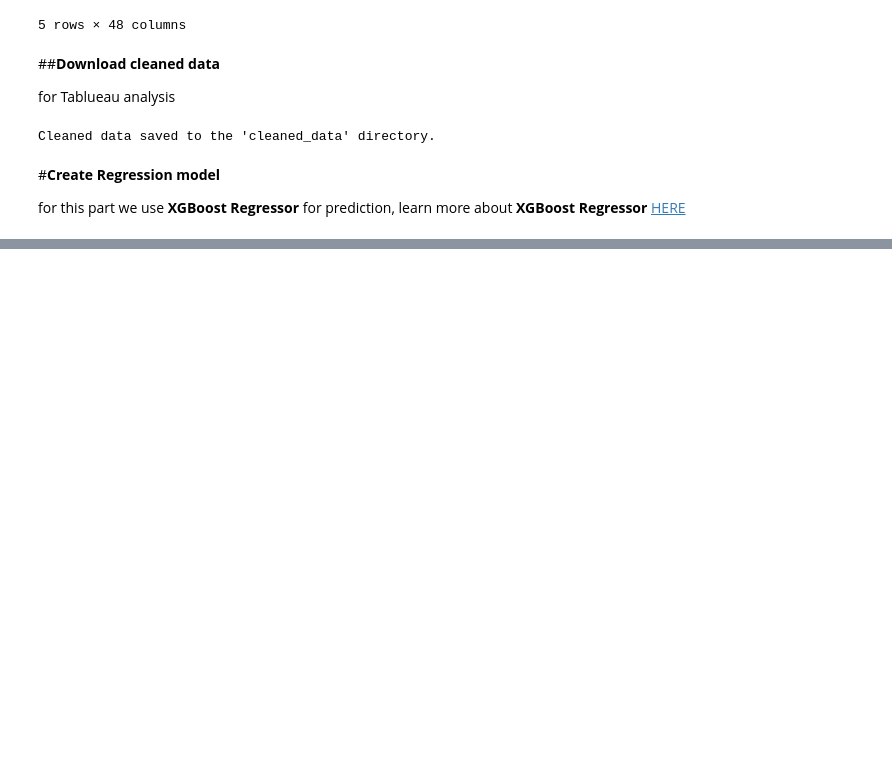
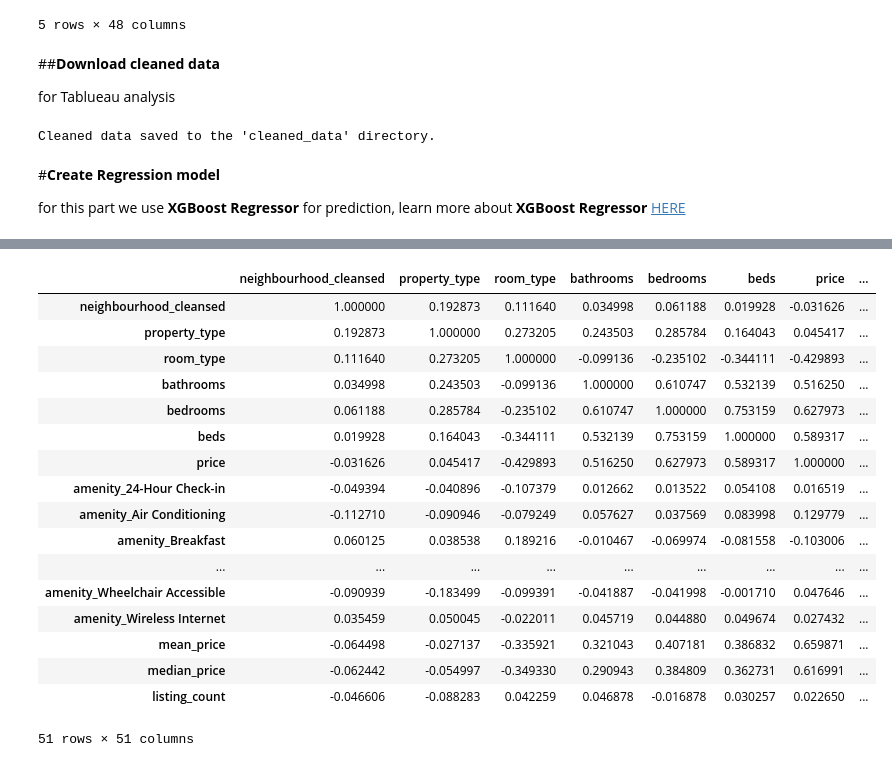
Before and after one commit to Attachai-S/cp372-125PN-131AS-132AY, a Jupyter notebook: cp372_report.ipynb, the cells around one changed output, grey strips where cells are left out. Drawn from its saved outputs; the diff is of its cells as text; code cells hidden in the pictures; blank space fills up the shorter version.

```diff
--- a/cp372_report.ipynb
+++ b/cp372_report.ipynb
@@ -492,0 +581,21 @@ for this part we use **XGBoost Regressor** for prediction, learn more about **XG
+# %%
+for_map.corr()
+# %% [output]
+|  | neighbourhood_cleansed | property_type | room_type | bathrooms | bedrooms | beds | price | ... |
+| neighbourhood_cleansed | 1.000000 | 0.192873 | 0.111640 | 0.034998 | 0.061188 | 0.019928 | -0.031626 | ... |
+| property_type | 0.192873 | 1.000000 | 0.273205 | 0.243503 | 0.285784 | 0.164043 | 0.045417 | ... |
+| room_type | 0.111640 | 0.273205 | 1.000000 | -0.099136 | -0.235102 | -0.344111 | -0.429893 | ... |
+| bathrooms | 0.034998 | 0.243503 | -0.099136 | 1.000000 | 0.610747 | 0.532139 | 0.516250 | ... |
+| bedrooms | 0.061188 | 0.285784 | -0.235102 | 0.610747 | 1.000000 | 0.753159 | 0.627973 | ... |
+| beds | 0.019928 | 0.164043 | -0.344111 | 0.532139 | 0.753159 | 1.000000 | 0.589317 | ... |
+| price | -0.031626 | 0.045417 | -0.429893 | 0.516250 | 0.627973 | 0.589317 | 1.000000 | ... |
+| amenity_24-Hour Check-in | -0.049394 | -0.040896 | -0.107379 | 0.012662 | 0.013522 | 0.054108 | 0.016519 | ... |
+| amenity_Air Conditioning | -0.112710 | -0.090946 | -0.079249 | 0.057627 | 0.037569 | 0.083998 | 0.129779 | ... |
+| amenity_Breakfast | 0.060125 | 0.038538 | 0.189216 | -0.010467 | -0.069974 | -0.081558 | -0.103006 | ... |
+| ... | ... | ... | ... | ... | ... | ... | ... | ... |
+| amenity_Wheelchair Accessible | -0.090939 | -0.183499 | -0.099391 | -0.041887 | -0.041998 | -0.001710 | 0.047646 | ... |
+| amenity_Wireless Internet | 0.035459 | 0.050045 | -0.022011 | 0.045719 | 0.044880 | 0.049674 | 0.027432 | ... |
+| mean_price | -0.064498 | -0.027137 | -0.335921 | 0.321043 | 0.407181 | 0.386832 | 0.659871 | ... |
+| median_price | -0.062442 | -0.054997 | -0.349330 | 0.290943 | 0.384809 | 0.362731 | 0.616991 | ... |
+| listing_count | -0.046606 | -0.088283 | 0.042259 | 0.046878 | -0.016878 | 0.030257 | 0.022650 | ... |
+51 rows × 51 columns
```
Also changed, not shown: parts of 19 cells of this notebook.
